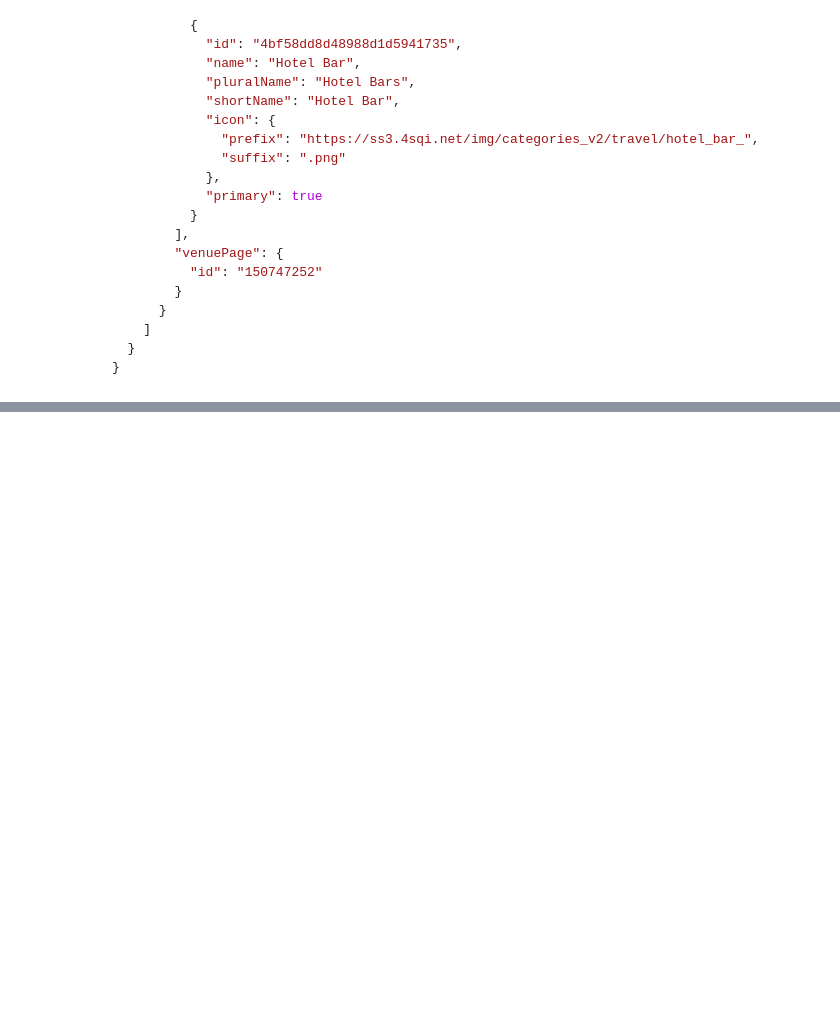
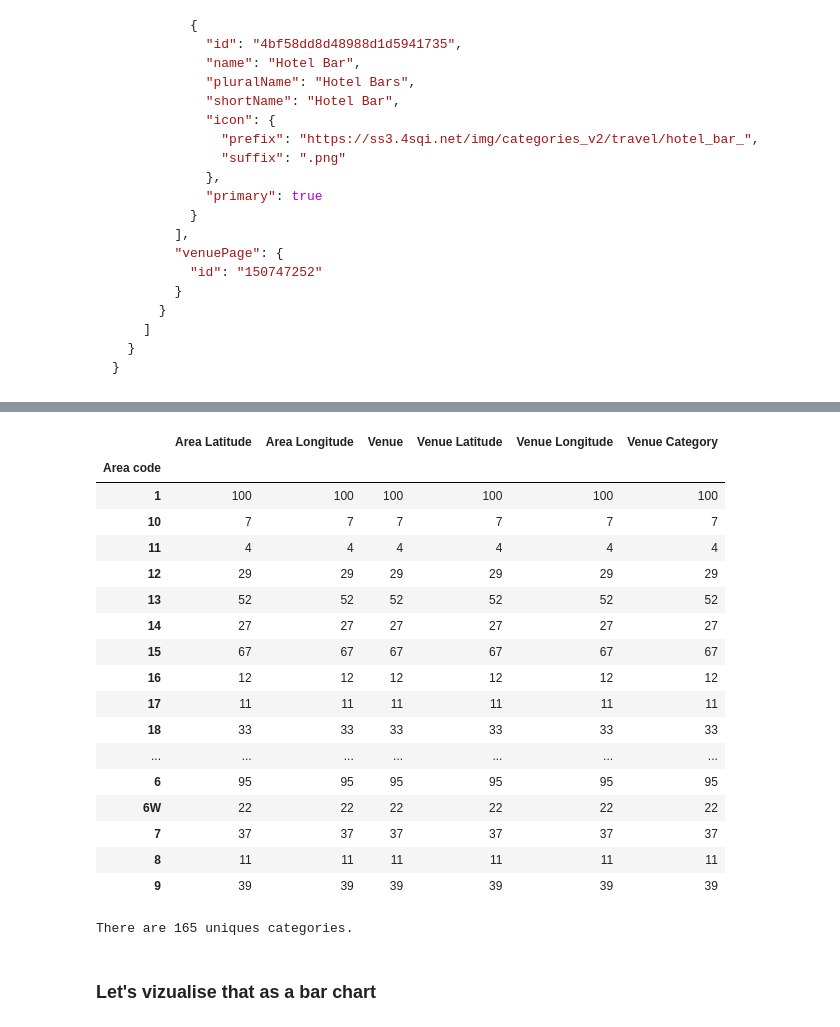
Before and after one commit to KevinCurtisDev/Dublin-City-Area-Analysis, a Jupyter notebook: Dublin neighbourhood analysis.ipynb, the cells around one changed output, grey strips where cells are left out. Cells and saved outputs as stored; diff of their text form; code cells hidden in the pictures; blank space fills up the shorter version.

```diff
--- a/Dublin neighbourhood analysis.ipynb
+++ b/Dublin neighbourhood analysis.ipynb
@@ -87,0 +251,4 @@ Bellow is a sample JSON response from the Foursquare API. In this project we wil
+# %%
+coords_df = pd.DataFrame(coordinates)
+coords_df.columns = ['Area codes','Latitude', 'Longitude']
+coords_df
@@ -87,0 +298,22 @@ Bellow is a sample JSON response from the Foursquare API. In this project we wil
+# %%
+dublin_lat= 53.352565
+dublin_lon= -6.256647
+
+# create map of Dublin using latitude and longitude values
+map_dublin = folium.Map(location=[dublin_lat, dublin_lon], zoom_start=10)
+
+# add markers to map
+for lat, lng, area in zip(merged_df['Latitude'], merged_df['Longitude'], merged_df['Area codes']):
+    label = 'Dublin {}'.format(area)
+    label = folium.Popup(label, parse_html=True)
+    folium.CircleMarker(
+        [lat, lng],
+        radius=5,
+        popup=label,
+        color='blue',
+        fill=True,
+        fill_color='#3186cc',
+        fill_opacity=0.7,
+        parse_html=False).add_to(map_dublin)
+
+map_dublin
@@ -87,0 +404,30 @@ Bellow is a sample JSON response from the Foursquare API. In this project we wil
+# %%
+#Show number of venues per area code
+counts = dublin_venues.groupby('Area code').count()
+counts
+# %% [output]
+|  | Area Latitude | Area Longitude | Venue | Venue Latitude | Venue Longitude | Venue Category |
+| Area code |  |  |  |  |  |  |
+| 1 | 100 | 100 | 100 | 100 | 100 | 100 |
+| 10 | 7 | 7 | 7 | 7 | 7 | 7 |
+| 11 | 4 | 4 | 4 | 4 | 4 | 4 |
+| 12 | 29 | 29 | 29 | 29 | 29 | 29 |
+| 13 | 52 | 52 | 52 | 52 | 52 | 52 |
+| 14 | 27 | 27 | 27 | 27 | 27 | 27 |
+| 15 | 67 | 67 | 67 | 67 | 67 | 67 |
+| 16 | 12 | 12 | 12 | 12 | 12 | 12 |
+| 17 | 11 | 11 | 11 | 11 | 11 | 11 |
+| 18 | 33 | 33 | 33 | 33 | 33 | 33 |
+| ... | ... | ... | ... | ... | ... | ... |
+| 6 | 95 | 95 | 95 | 95 | 95 | 95 |
+| 6W | 22 | 22 | 22 | 22 | 22 | 22 |
+| 7 | 37 | 37 | 37 | 37 | 37 | 37 |
+| 8 | 11 | 11 | 11 | 11 | 11 | 11 |
+| 9 | 39 | 39 | 39 | 39 | 39 | 39 |
+# %%
+#Calculate number of unique venues
+print('There are {} uniques categories.'.format(len(dublin_venues['Venue Category'].unique())))
+# %% [output]
+There are 165 uniques categories.
+# %% [markdown]
+### Let's vizualise that as a bar chart
```
Also changed, not shown: parts of 50 cells of this notebook.
